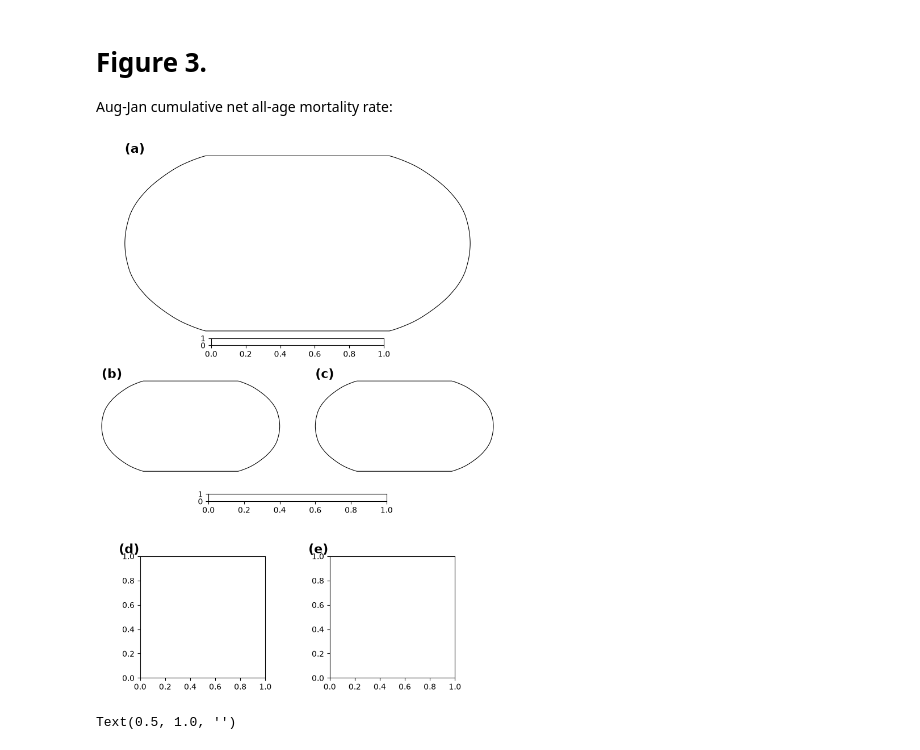
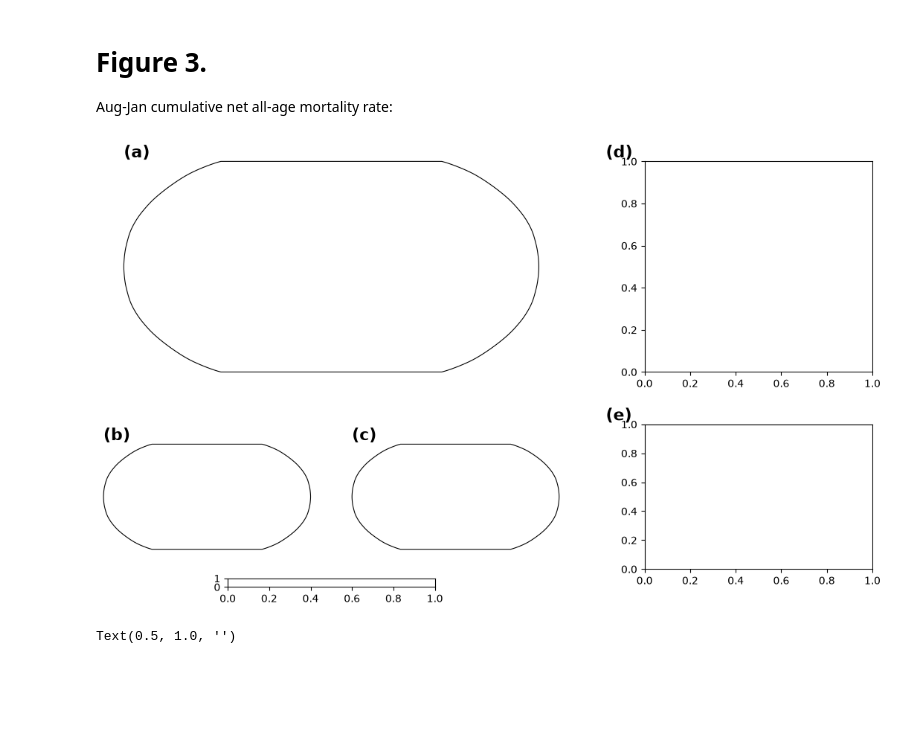
Before and after one commit to ClimateImpactLab/mccusker_seasonal_2026, a Jupyter notebook: analysis/p00_paper_figures.ipynb, the cells around one changed output. Cells and saved outputs as stored; diff of their text form; code cells hidden in the pictures; blank space fills up the shorter version.

```diff
--- a/analysis/p00_paper_figures.ipynb
+++ b/analysis/p00_paper_figures.ipynb
@@ -248,36 +248,37 @@ Aug-Jan cumulative net all-age mortality rate:
 effect_path = "/home/emily_zuetell/projects/poreallas/data/v2609/v20260909_effects_with_betas.zarr"
 effect = xr.open_datatree(effect_path)
 # %%
-fig = plt.figure(figsize=(7.5, 10))
-gs = fig.add_gridspec(4, 1, height_ratios=[1.4, 1, 0.1, 0.9], hspace=0.18,
-                      left=0.05, right=0.97, top=0.97, bottom=0.05)
+fig = plt.figure(figsize=(11, 6.5))
+gs = fig.add_gridspec(2, 2, height_ratios=[1.4, 1], width_ratios=[2, 1],
+                      hspace=0.18, wspace=0.25,
+                      left=0.03, right=0.97, top=0.95, bottom=0.07)
 
-# Row 1: map (a) + its colorbar
-gs_top = gs[0].subgridspec(2, 3, height_ratios=[1, 0.04], width_ratios=[1, 2, 1], hspace=0.08)
+# Left column, row 1: map (a) + colorbar
+gs_top = gs[0, 0].subgridspec(2, 3, height_ratios=[1, 0.04], width_ratios=[1, 2, 1], hspace=0.08)
 ax_a = fig.add_subplot(gs_top[0, :], projection=ccrs.Robinson())
-cax_a = fig.add_subplot(gs_top[1, 1])
 
-# Row 2: maps (b), (c) + shared colorbar
-gs_mid = gs[1].subgridspec(2, 4, height_ratios=[1, 0.06], hspace=0.12, wspace=0.5)
+# Left column, row 2: maps (b), (c) + shared colorbar
+gs_mid = gs[1, 0].subgridspec(2, 4, height_ratios=[1, 0.06], hspace=0.12, wspace=0.5)
 ax_b = fig.add_subplot(gs_mid[0, :2], projection=ccrs.Robinson())
 ax_c = fig.add_subplot(gs_mid[0, 2:], projection=ccrs.Robinson())
 cax_bc = fig.add_subplot(gs_mid[1, 1:3])
 
-# Row 3: timeseries (d), extra (e)
-gs_bot = gs[3].subgridspec(1, 5, width_ratios=[0.1, 1, 0.1, 1, 0.1], wspace=0.45)
-ax_timeseries = fig.add_subplot(gs_bot[1])
-ax_extra = fig.add_subplot(gs_bot[3])
+# Right column: (d) beside (a), (e) beside (b)/(c)
+gs_d = gs[0, 1].subgridspec(2, 1, height_ratios=[1, 0.04], hspace=0.08)
+gs_e = gs[1, 1].subgridspec(2, 1, height_ratios=[1, 0.06], hspace=0.12)
+ax_timeseries = fig.add_subplot(gs_d[0])
+ax_extra = fig.add_subplot(gs_e[0])
 
 axes = [ax_a, ax_b, ax_c]
 for ax, label in zip(axes, "abc"):
     ax.text(0.0, 1.0, f"({label})", transform=ax.transAxes,
             fontsize=16, fontweight="bold", ha="left", va="bottom")
 
 for ax, label in zip([ax_timeseries, ax_extra], "de"):
     ax.text(-0.17, 1.0, f"({label})", transform=ax.transAxes,
             fontsize=16, fontweight="bold", ha="left", va="bottom")
 # %% [output]
-[figure, old version]
+[figure, new version]
 # %%
 # Compute the Mortality Impact relative to a Baseline Period for the Projected Effects
 month_order = config.months
```
Also changed, not shown: parts of 5 cells of this notebook.
